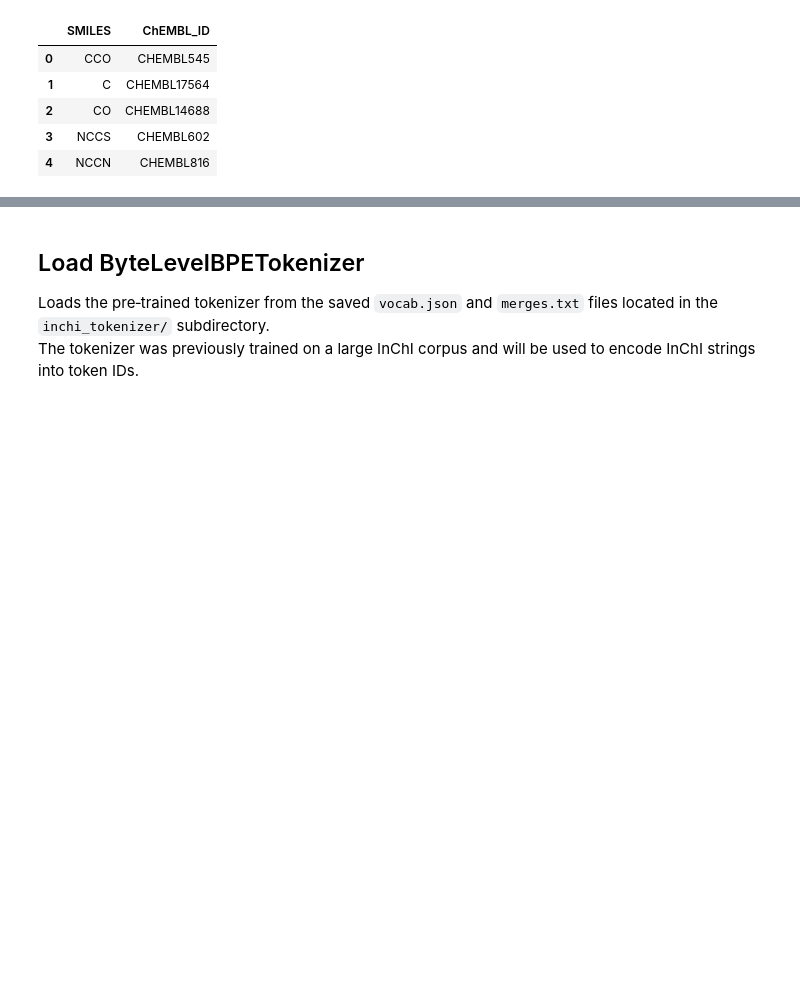
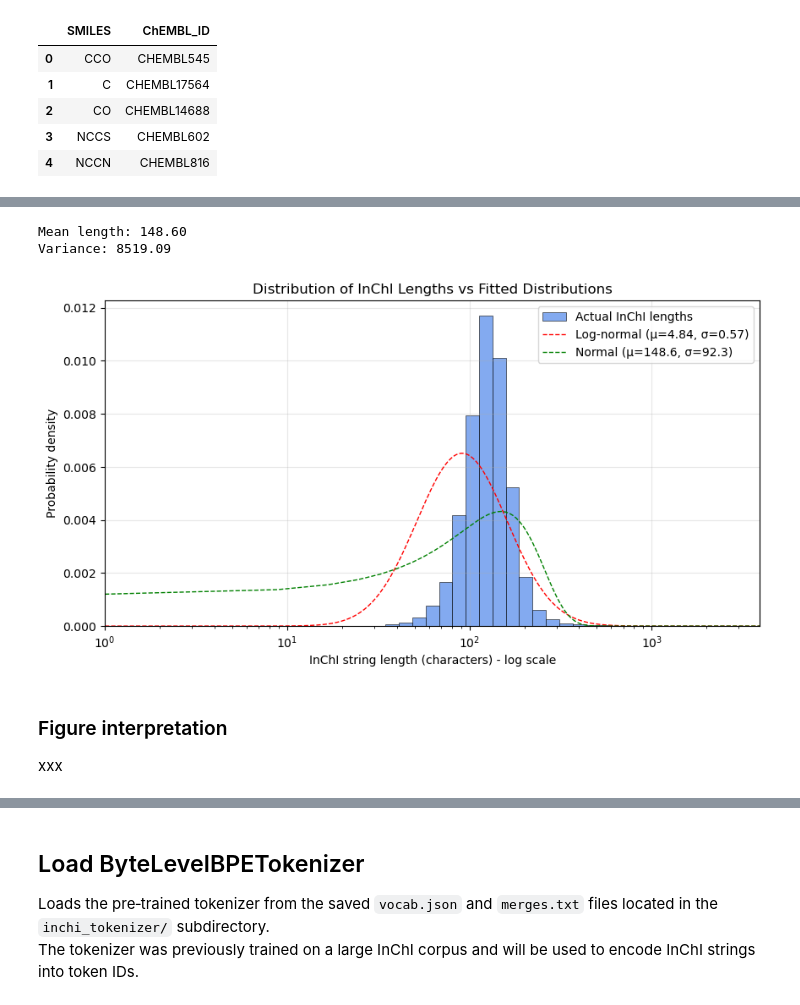
Before and after one commit to grobles17/IMF_TFM_Drug_Metabolism, a Jupyter notebook: DataBase/InChI/inchi_db_eda.ipynb, the cells around one changed output, grey strips where cells are left out. Saved outputs shown, nothing was run; the diff lists cells and outputs as text; code cells hidden in the pictures; blank space fills up the shorter version.

Commit message:
inchi_db_eda full code implementation + graphs. Text explanations started.

```diff
--- a/DataBase/InChI/inchi_db_eda.ipynb
+++ b/DataBase/InChI/inchi_db_eda.ipynb
@@ -29,0 +85,63 @@ db_smiles.head()
+# %%
+import matplotlib.pyplot as plt
+import numpy as np
+from scipy.stats import lognorm, norm, nbinom
+
+# Extract lengths (number of characters) of each InChI string
+lengths = db["InChI"].str.len()
+
+# Compute mean and variance
+mean_len = lengths.mean()
+var_len = lengths.var()
+print(f"Mean length: {mean_len:.2f}")
+print(f"Variance: {var_len:.2f}")
+
+# --- Log‑normal (red) ---
+sigma_sq = np.log(1 + var_len / (mean_len**2))
+sigma = np.sqrt(sigma_sq)
+mu = np.log(mean_len) - sigma_sq / 2
+
+# --- Normal distribution (green) ---
+# Parameters: mean and standard deviation
+norm_mean = mean_len
+norm_std = np.sqrt(var_len)
+
+# Create bins from 1 to max length, log‑spaced
+bins = np.logspace(0, np.log10(lengths.max()), num=50)
+
+plt.figure(figsize=(10,5))
+plt.hist(lengths, bins=bins, density=True, alpha=0.8,
+         edgecolor='black', linewidth=0.5,
+         color='cornflowerblue', label='Actual InChI lengths')
+
+# X values for smooth curves (linear spaced in log domain)
+x_lin = np.linspace(1, lengths.max(), 500)
+x_log = np.logspace(0, np.log10(lengths.max()), 500)
+
+# Log‑normal PDF (red dashed)
+pdf_lognorm = lognorm.pdf(x_log, s=sigma, scale=np.exp(mu))
+plt.plot(x_log, pdf_lognorm, 'r--', linewidth=1,
+         label=f'Log‑normal (μ={mu:.2f}, σ={sigma:.2f})')
+
+# Normal PDF (green dashed)
+pdf_norm = norm.pdf(x_lin, loc=norm_mean, scale=norm_std)
+plt.plot(x_lin, pdf_norm, 'g--', linewidth=1,
+         label=f'Normal (μ={norm_mean:.1f}, σ={norm_std:.1f})')
+
+
+plt.xscale('log')
+plt.xlim(1, lengths.max())
+plt.xlabel('InChI string length (characters) - log scale')
+plt.ylabel('Probability density')
+plt.title('Distribution of InChI Lengths vs Fitted Distributions')
+plt.legend()
+plt.grid(alpha=0.3)
+plt.show()
+# %% [output]
+Mean length: 148.60
+Variance: 8519.09
+[figure, added]
+# %% [markdown]
+### Figure interpretation
+
+xxx
```
Also changed, not shown: parts of 36 cells of this notebook, 3 other files.
